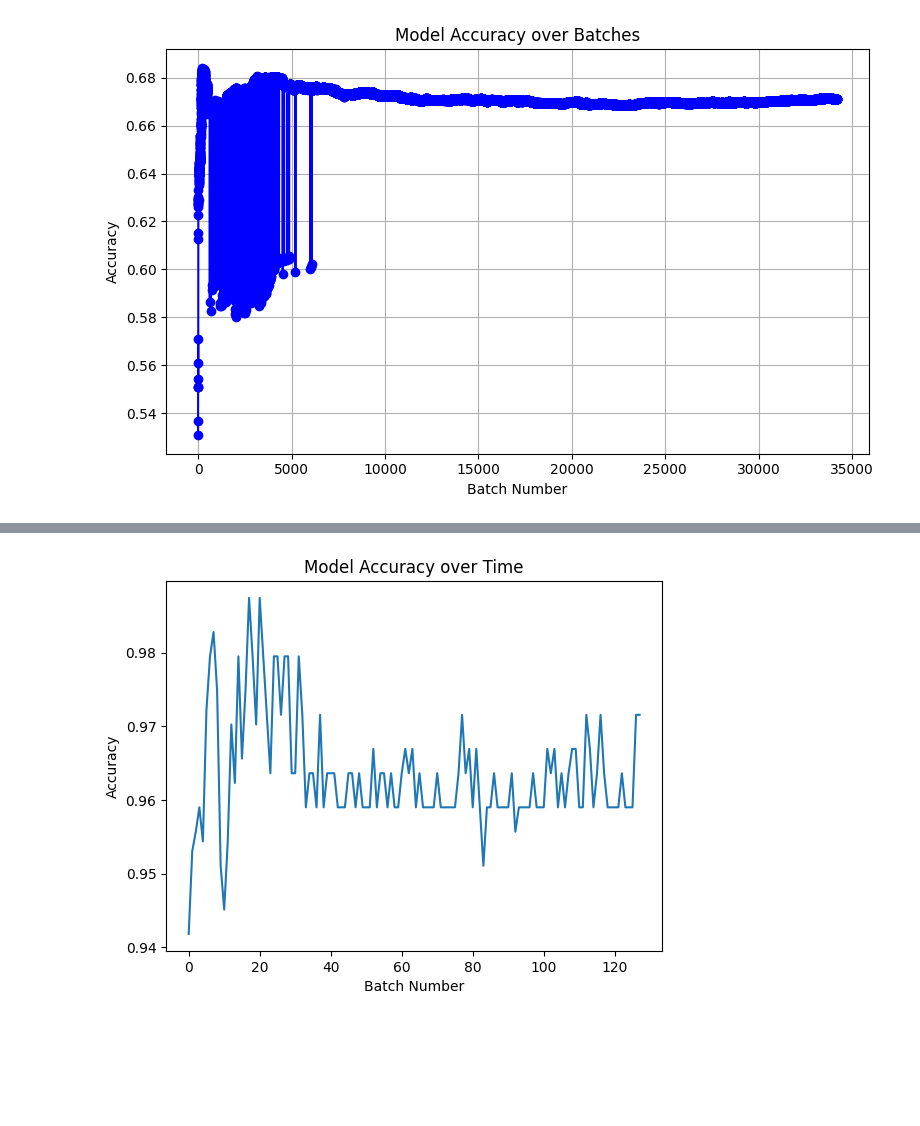
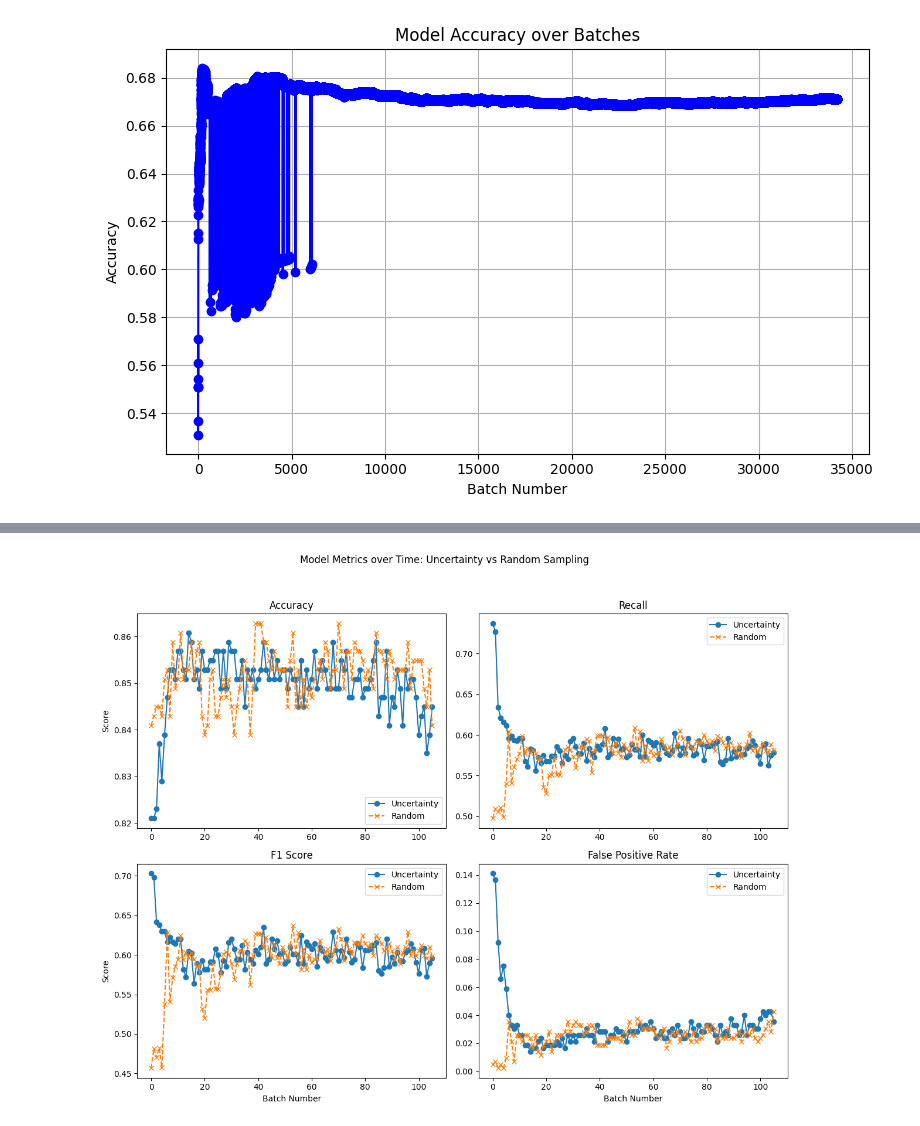
Before and after one commit to lohithsowmiyan/uncert, a Jupyter notebook: test.ipynb, the cells around one changed output, grey strips where cells are left out. Cells and saved outputs as stored; diff of their text form; code cells hidden in the pictures; blank space fills up the shorter version.

Commit message:
results for NASA

```diff
--- a/test.ipynb
+++ b/test.ipynb
@@ -72,37 +72,83 @@ train_data
  (array([5.8, 2.6, 4. , 1.2]), np.int64(1)),
  (array([6.4, 3.2, 4.5, 1.5]), np.int64(1))]
 # %%
-from sklearn.datasets import load_breast_cancer
+#from sklearn.datasets import load_breast_cancer
 from sklearn.model_selection import train_test_split
 from src.models import RandomForestClassifierModel
+import pandas as pd
 # Load dataset and split into train/test
-data = load_breast_cancer()
-X = data.data
-y = data.target
+data = pd.read_csv('data/table/NASA.csv')
+X = data.drop(columns=['Defect'])
+y = data['Defect']
+
+
+def wrap_data(X, y):
+    X_list = X.to_numpy().tolist()
+    y_list = y.to_numpy().tolist()
+    return list(zip(X_list, y_list))
 
 # Split data into training and testing sets (70% train, 30% test)
 X_train, X_test, y_train, y_test = train_test_split(X, y, test_size=0.3, random_state=42)
-
-# Create train/test tuples
-train = list(zip(X_train, y_train))
-test = list(zip(X_test, y_test))
+train_data = wrap_data(X_train,y_train)
+test_data = wrap_data(X_test,y_test)
+# # Create train/test tuples
+# train = list(zip(X_train, y_train))
+# test = list(zip(X_test, y_test))
 
 # Initialize and train the model
 model = RandomForestClassifierModel(batch_per=0.01)
-model.fit(train, test)
+model.fit(train_data, test_data,sample = "uncertainty")
 
 # Get the model's performance scores
-scores = model.scores
+scores_uncertainty = model.scores
+model = RandomForestClassifierModel(batch_per=0.01)
+model.fit(train_data, test_data,sample = "random")
 
+scores_random = model.scores
 # Display the scores at each batch
-import matplotlib.pyplot as plt
+accuracies_unc = [s['accuracy'] for s in scores_uncertainty]
+recalls_unc = [s['recall'] for s in scores_uncertainty]
+f1s_unc = [s['f1'] for s in scores_uncertainty]
+fprs_unc = [s['false_positive_rate'] for s in scores_uncertainty]
 
-accuracies = [score['recall'] for score in scores]
+accuracies_rnd = [s['accuracy'] for s in scores_random]
+recalls_rnd = [s['recall'] for s in scores_random]
+f1s_rnd = [s['f1'] for s in scores_random]
+fprs_rnd = [s['false_positive_rate'] for s in scores_random]
 
-plt.plot(accuracies)
-plt.title('Model Accuracy over Time')
-plt.xlabel('Batch Number')
-plt.ylabel('Accuracy')
+# Plotting
+fig, axs = plt.subplots(2, 2, figsize=(12, 10))
+fig.suptitle('Model Metrics over Time: Uncertainty vs Random Sampling')
+
+# Accuracy
+axs[0, 0].plot(accuracies_unc, label='Uncertainty', marker='o')
+axs[0, 0].plot(accuracies_rnd, label='Random', linestyle='--', marker='x')
+axs[0, 0].set_title('Accuracy')
+axs[0, 0].set_ylabel('Score')
+axs[0, 0].legend()
+
+# Recall
+axs[0, 1].plot(recalls_unc, label='Uncertainty', marker='o')
+axs[0, 1].plot(recalls_rnd, label='Random', linestyle='--', marker='x')
+axs[0, 1].set_title('Recall')
+axs[0, 1].legend()
+
+# F1
+axs[1, 0].plot(f1s_unc, label='Uncertainty', marker='o')
+axs[1, 0].plot(f1s_rnd, label='Random', linestyle='--', marker='x')
+axs[1, 0].set_title('F1 Score')
+axs[1, 0].set_xlabel('Batch Number')
+axs[1, 0].set_ylabel('Score')
+axs[1, 0].legend()
+
+# False Positive Rate
+axs[1, 1].plot(fprs_unc, label='Uncertainty', marker='o')
+axs[1, 1].plot(fprs_rnd, label='Random', linestyle='--', marker='x')
+axs[1, 1].set_title('False Positive Rate')
+axs[1, 1].set_xlabel('Batch Number')
+axs[1, 1].legend()
+
+plt.tight_layout(rect=[0, 0.03, 1, 0.95])  # Adjust space for suptitle
 plt.show()
 # %% [output]
-[figure, old version]
+[figure, new version]
```
Also changed, not shown: parts of 2 cells of this notebook, 2 other files.
